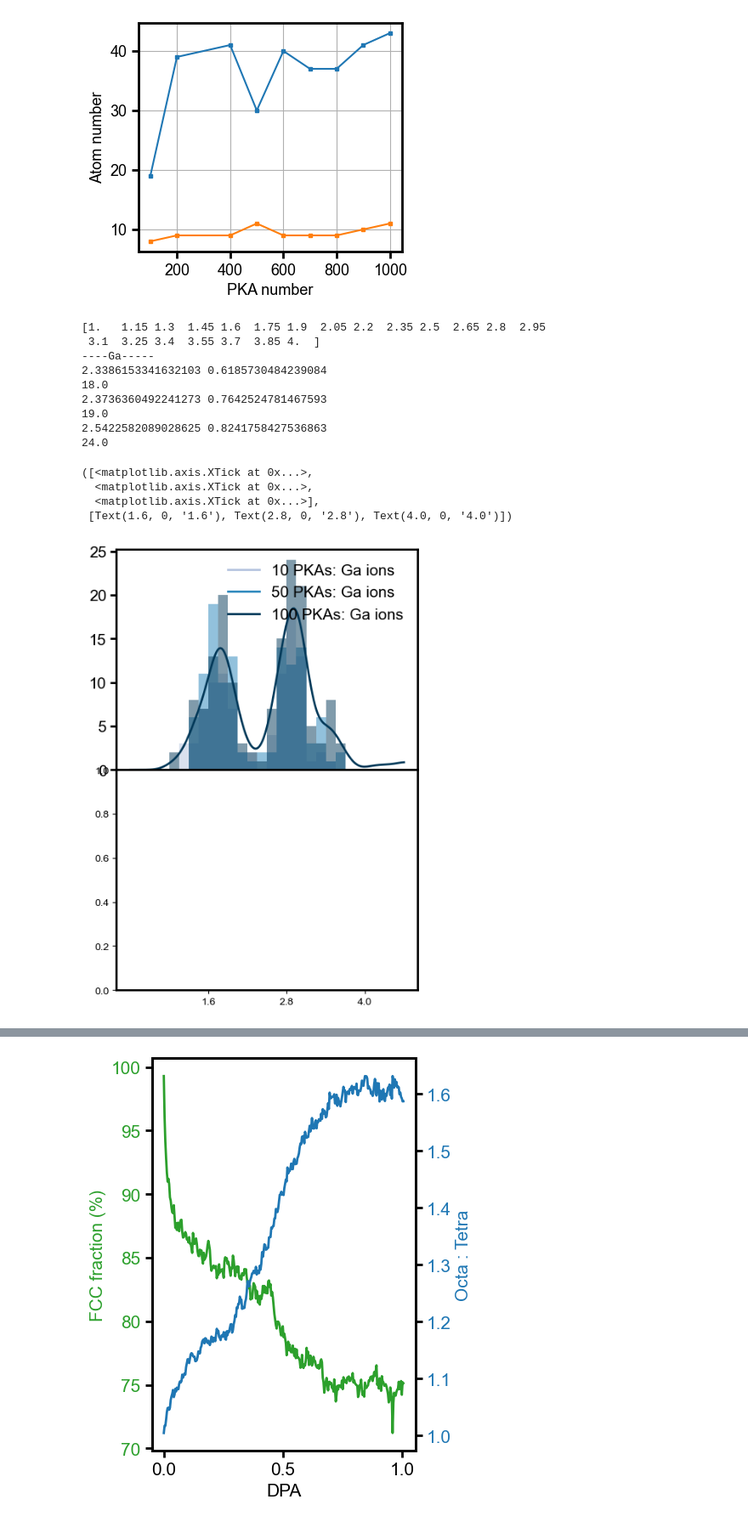
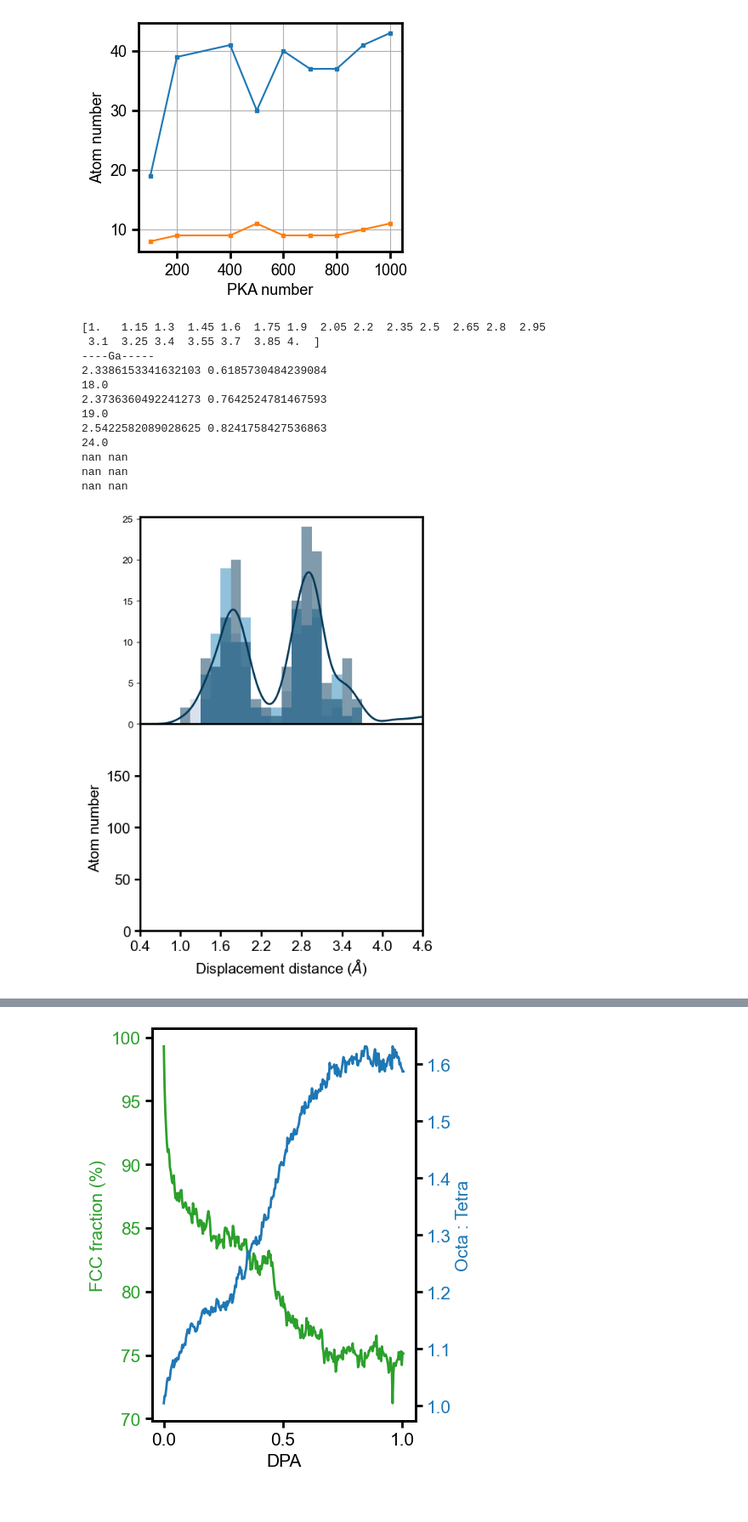
Before and after one commit to HE-RU10/ga2o3, a Jupyter notebook: Overlapping_anneal_msd.ipynb, the cells around one changed output, grey strips where cells are left out. Shown at 85% size. Cells and saved outputs as stored; diff of their text form; code cells hidden in the pictures.

```diff
--- a/Overlapping_anneal_msd.ipynb
+++ b/Overlapping_anneal_msd.ipynb
@@ -34,7 +35,7 @@ TDEga2o3
 # %% [output]
 19.79927110353614
 # %%
-pkal=[0,100,155,200,500,1000,1500,2000,2200]
+pkal=[440,1480,155,200,500,1000,1500,2000,2800]
 dpa=np.zeros(len(pkal))
 for i in range(len(pkal)):
     dpa[i]=DPA(1500,pkal[i],193.294,81920,TDEga2o3)
@@ -557,42 +558,67 @@ for j in range(len(pkal)):
     i=pkal[j]
     c= cmap((j+1)/len(pkal))
     fn='/Users/ruhe/Desktop/ga2o3/FP/tabGap/gamma/anneal1000k_2ns/1000_2ns_{}/particle_Displacement_Magnitude.csv'.format(i)
     df=pd.read_csv(fn)
     dfGa = df[(df['Particle Type'] < 3) & (df['Displacement Magnitude'] > 1)]
     dfO = df[(df['Particle Type'] >2) & (df['Displacement Magnitude'] > 1.6)]
 
     d=dfGa['Displacement Magnitude']
  #   d=dfO['Displacement Magnitude']
     print(d.mean(),d.std())
     hist1, bin_edge, patches=axs[0].hist(d, bins=bin_edges,alpha=0.5,histtype='bar',color=c)
     hist2, bin_edge = np.histogram(d, bins=bin_edges, density=True)
     ex=hist1[0]/hist2[0]
     #print(i,hist1 )
     fit_y= kernel_density(t, d, 0.15)*ex
     axs[0].plot(t,fit_y, label='{} PKAs: Ga ions'.format(i),linewidth=2,color=c)
     n_ga_peak[j]=max(hist1)
     print(n_ga_peak[j])
     index=np.argmax(fit_y)
     ga_peak[j]=t[index]
-axs[0].tick_params(axis='x', width=0,length=2)
-#axs[0].set_yticks([ 0,150 ,300,450])
-axs[0].legend(fontsize=15,frameon=False)
-axs[0].tick_params(axis='y', width=2,length=6, labelsize=15)
-plt.xticks([1.6,2.8,4])
+bin_edges = np.linspace(1.6, 4.6,21)
+cmap2 = plt.get_cmap('YlGn')
+for j in range(len(pkal)):
+    i=pkal[j]
+    c2= cmap2((j+1)/len(pkal))
+    fn='/Users/ruhe/Desktop/ga2o3/FP/tabGap/gamma/anneal1000k_2ns/1000_2ns_{}/particle_Displacement_Magnitude.csv'.format(i)
+    df=pd.read_csv(fn)
+    dfO = df[(df['Particle Type'] >2) & (df['Displacement Magnitude'] > 1.6)]
+    #d=dfGa['Displacement Magnitude']
+    d=dfO['Displacement Magnitude']
+    print(d.mean(),d.std())
+    hist1, bin_edge, patches=axs[1].hist(d, bins=bin_edges,alpha=1,histtype='bar',color=cmap2((j+4)/30))
+    hist2, bin_edge = np.histogram(d, bins=bin_edges, density=True)
+    ex=hist1[0]/hist2[0]
+    #print(i,hist1)
+    fit_y= kernel_density(t, d, 0.15)*ex
+    axs[1].plot(t,fit_y, label='{} PKAs: O ions'.format(i),linewidth=2,color=c2)
+    n_o_peak[j]=max(fit_y)
+    index=np.argmax(fit_y)
+    o_peak[j]=t[index]
+axs[1].set_xlabel('Displacement distance ($\AA$)',fontsize=15)
+axs[1].set_ylabel('Atom number',fontsize=15)
+#axs[1].legend(fontsize=15,frameon=False)
+axs[1].grid(False)
+# Set the desired x-axis limits
+axs[1].set_xticks([0.4,1.0,1.6,2.2,2.8,3.4,4,4.6])
+axs[1].set_yticks([0,50,100,150])
+axs[1].set_ylim(0, 200)
+axs[1].set_xlim(0.4, 4.6)# Replace x_min and x_max with your desired range
+axs[1].tick_params(axis='x', width=2,length=6,labelsize=15)
+axs[1].tick_params(axis='y', width=2,length=6,labelsize=15)
 # %% [output]
 [1.   1.15 1.3  1.45 1.6  1.75 1.9  2.05 2.2  2.35 2.5  2.65 2.8  2.95
  3.1  3.25 3.4  3.55 3.7  3.85 4.  ]
 ----Ga-----
 2.3386153341632103 0.6185730484239084
 18.0
 2.3736360492241273 0.7642524781467593
 19.0
 2.5422582089028625 0.8241758427536863
 24.0
+nan nan
+nan nan
+nan nan
-([<matplotlib.axis.XTick at 0x...>,
-  <matplotlib.axis.XTick at 0x...>,
-  <matplotlib.axis.XTick at 0x...>],
- [Text(1.6, 0, '1.6'), Text(2.8, 0, '2.8'), Text(4.0, 0, '4.0')])
-[figure, old version]
+[figure, new version]
 # %%
 #cascade_anneal GAMMA
```
Also changed, not shown: parts of 10 cells of this notebook, 5 other files.
